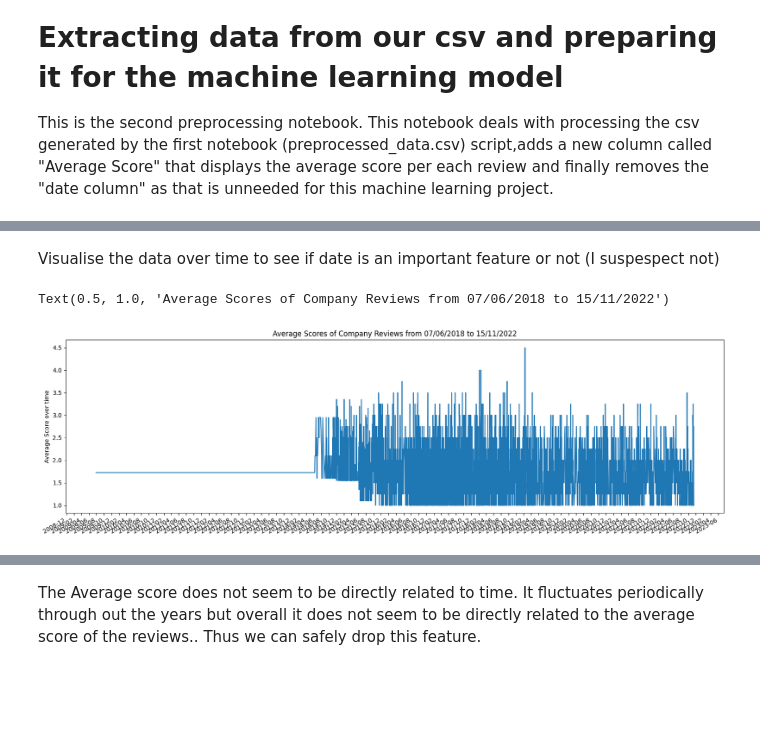
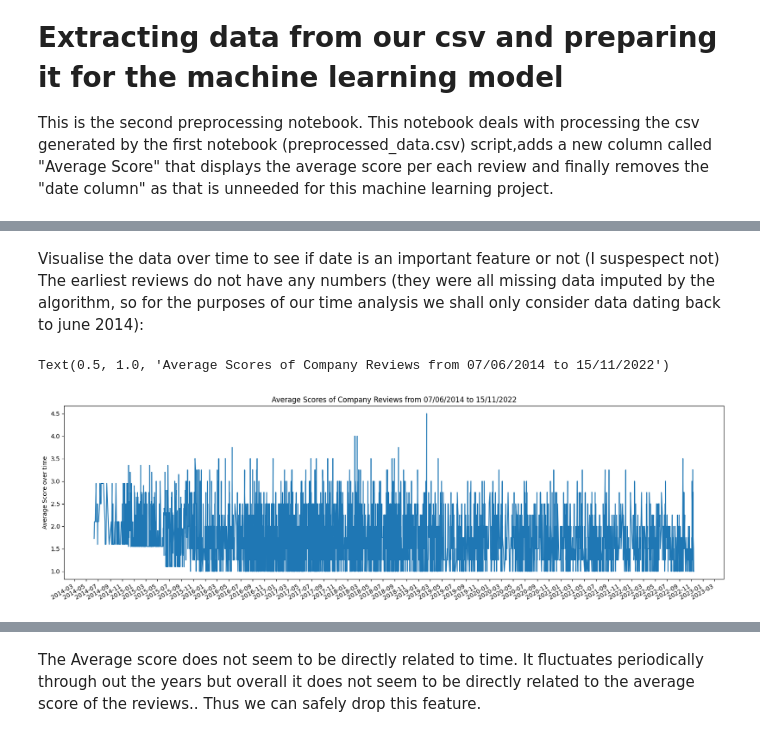
Before and after one commit to Beatrix-droid/Broadband-reviews-NLP, a Jupyter notebook: preprocessing_part_2.ipynb, the cells around one changed output, grey strips where cells are left out. Cells and saved outputs as stored; diff of their text form; code cells hidden in the pictures; blank space fills up the shorter version.

```diff
--- a/preprocessing_part_2.ipynb
+++ b/preprocessing_part_2.ipynb
@@ -25,19 +24,24 @@ df.head()
 # %% [markdown]
 Visualise the data over time to see if date is an important feature or not (I suspespect not)
+The earliest reviews do not have any numbers (they were all missing data imputed by the algorithm, so for the purposes of our time analysis we shall only consider data dating back to june 2014):
+# %%
+start_date = '2014-06-07'
+end_date   = '2022-11-15'
+df2 = df.query('Dates >= @start_date and Dates <= @end_date')
 # %%
-y_scores=np.array(df["Average Score"])
+y_scores=np.array(df2["Average Score"])
 fig, ax=plt.subplots(figsize=(20, 6))
 sixth_year_locator = mdates.MonthLocator(interval=2)
 year_month_formatter = mdates.DateFormatter("%Y-%m") # four digits for year, two for month
 
 ax.xaxis.set_major_locator(sixth_year_locator)
 ax.xaxis.set_major_formatter(year_month_formatter)
-ax.plot(df["Dates"], df["Average Score"])
+ax.plot(df2["Dates"], df2["Average Score"])
 fig.autofmt_xdate()
 # beautify the x-labels
 
 ax.set_ylabel('Average Score over time')
-ax.set_title("Average Scores of Company Reviews from 07/06/2018 to 15/11/2022", fontdict=None, loc='center')
+ax.set_title("Average Scores of Company Reviews from 07/06/2014 to 15/11/2022", fontdict=None, loc='center')
 # %% [output]
-Text(0.5, 1.0, 'Average Scores of Company Reviews from 07/06/2018 to 15/11/2022')
+Text(0.5, 1.0, 'Average Scores of Company Reviews from 07/06/2014 to 15/11/2022')
-[figure, old version]
+[figure, new version]
```
Also changed, not shown: parts of 4 cells of this notebook, 5 other files.
